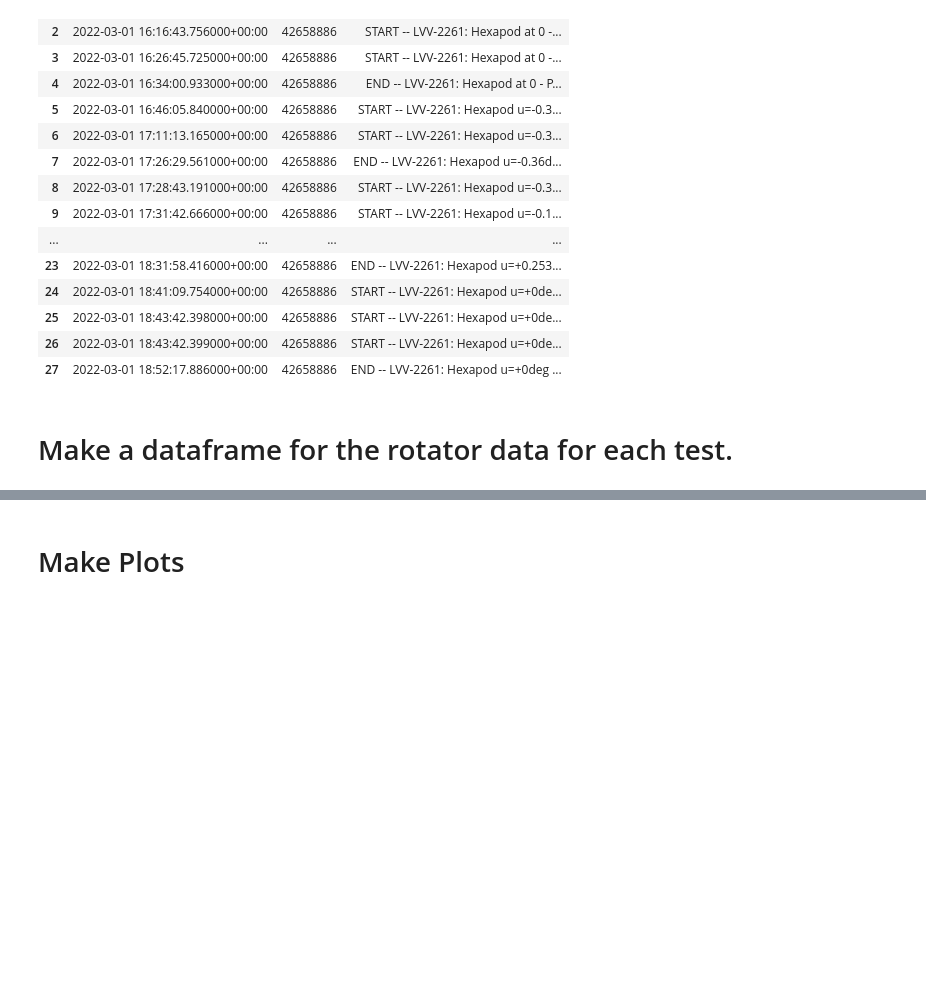
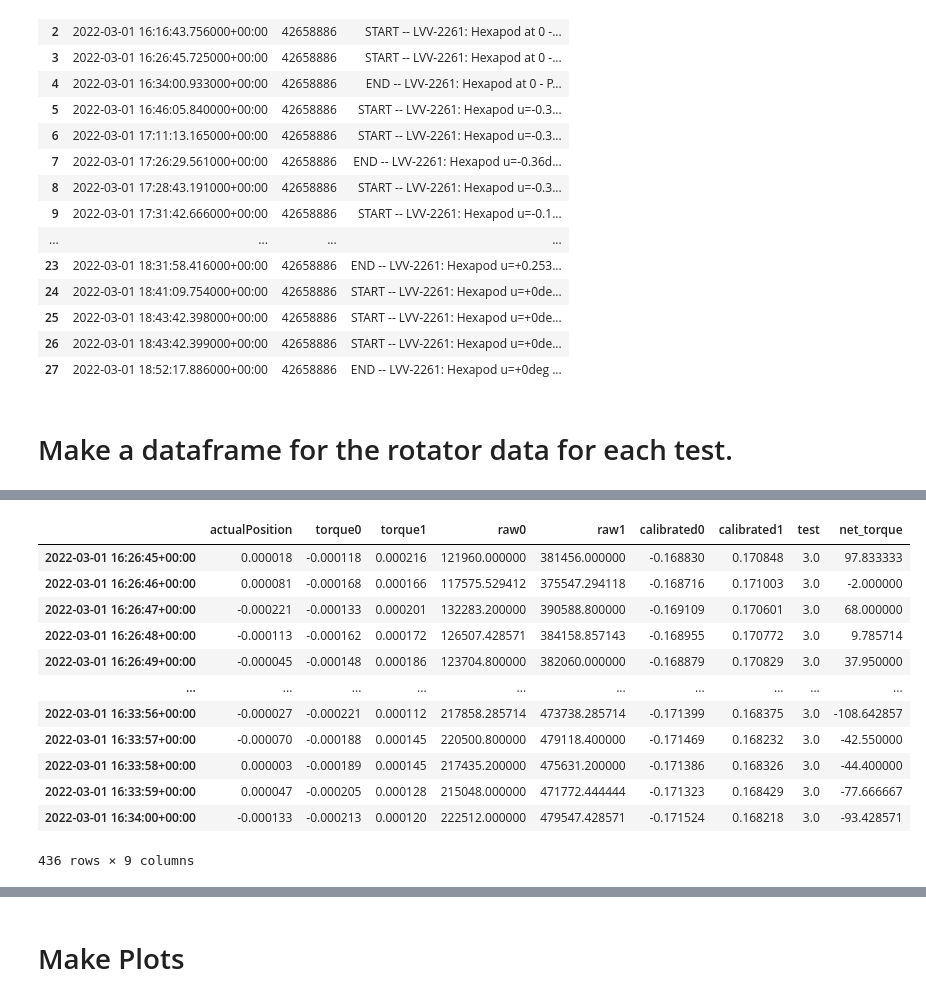
Before and after one commit to cwwalter/summit, a Jupyter notebook: Rotator Torque.ipynb, the cells around one changed output, grey strips where cells are left out. Saved outputs shown, nothing was run; the diff lists cells and outputs as text; code cells hidden in the pictures; blank space fills up the shorter version.

```diff
--- a/Rotator Torque.ipynb
+++ b/Rotator Torque.ipynb
@@ -148 +115,43 @@ Test #26 - START -- LVV-2261: Hexapod u=+0deg v=-0.36deg (total 0.36) - Pathfind
+# %%
+# Examine the good tests by hand. Find the START/END pairs with no errors in between them.
+# Make a dataframe for each.
+
+runs = [3, 6, 10, 16, 22, 26]
+dfs = []
+
+for i in runs:
+
+    #print(f'Test #{i} - {messages.message[i]}')
+    start_time = Time(messages['index'][i])
+    stop_time = Time(messages['index'][i+1])
+
+    df = await retrieve_rotator_angle_and_torques_from_efd(efd_client, start_time, stop_time)
+    new = df.assign(test = i) \
+            .assign(net_torque = lambda x: 1.0e6*(x.torque0 + x.torque1))
+
+    new = new.resample('S').mean() # Resample in 1 second intervals
+
+    #new.reset_index(inplace=True)
+    dfs.append(new)
+
+# Reset all the times to start at the first test
+display(dfs[0])
+zero_time = dfs[0].index[0]
+
+for i, run in enumerate(runs):
+   dfs[i].index = dfs[i].index - to_offset(dfs[i].index[0] - zero_time)
+# %% [output]
+|  | actualPosition | torque0 | torque1 | raw0 | raw1 | calibrated0 | calibrated1 | test | net_torque |
+| 2022-03-01 16:26:45+00:00 | 0.000018 | -0.000118 | 0.000216 | 121960.000000 | 381456.000000 | -0.168830 | 0.170848 | 3.0 | 97.833333 |
+| 2022-03-01 16:26:46+00:00 | 0.000081 | -0.000168 | 0.000166 | 117575.529412 | 375547.294118 | -0.168716 | 0.171003 | 3.0 | -2.000000 |
+| 2022-03-01 16:26:47+00:00 | -0.000221 | -0.000133 | 0.000201 | 132283.200000 | 390588.800000 | -0.169109 | 0.170601 | 3.0 | 68.000000 |
+| 2022-03-01 16:26:48+00:00 | -0.000113 | -0.000162 | 0.000172 | 126507.428571 | 384158.857143 | -0.168955 | 0.170772 | 3.0 | 9.785714 |
+| 2022-03-01 16:26:49+00:00 | -0.000045 | -0.000148 | 0.000186 | 123704.800000 | 382060.000000 | -0.168879 | 0.170829 | 3.0 | 37.950000 |
+| ... | ... | ... | ... | ... | ... | ... | ... | ... | ... |
+| 2022-03-01 16:33:56+00:00 | -0.000027 | -0.000221 | 0.000112 | 217858.285714 | 473738.285714 | -0.171399 | 0.168375 | 3.0 | -108.642857 |
+| 2022-03-01 16:33:57+00:00 | -0.000070 | -0.000188 | 0.000145 | 220500.800000 | 479118.400000 | -0.171469 | 0.168232 | 3.0 | -42.550000 |
+| 2022-03-01 16:33:58+00:00 | 0.000003 | -0.000189 | 0.000145 | 217435.200000 | 475631.200000 | -0.171386 | 0.168326 | 3.0 | -44.400000 |
+| 2022-03-01 16:33:59+00:00 | 0.000047 | -0.000205 | 0.000128 | 215048.000000 | 471772.444444 | -0.171323 | 0.168429 | 3.0 | -77.666667 |
+| 2022-03-01 16:34:00+00:00 | -0.000133 | -0.000213 | 0.000120 | 222512.000000 | 479547.428571 | -0.171524 | 0.168218 | 3.0 | -93.428571 |
+436 rows × 9 columns
 # %%
```
Also changed, not shown: parts of 8 cells of this notebook.
